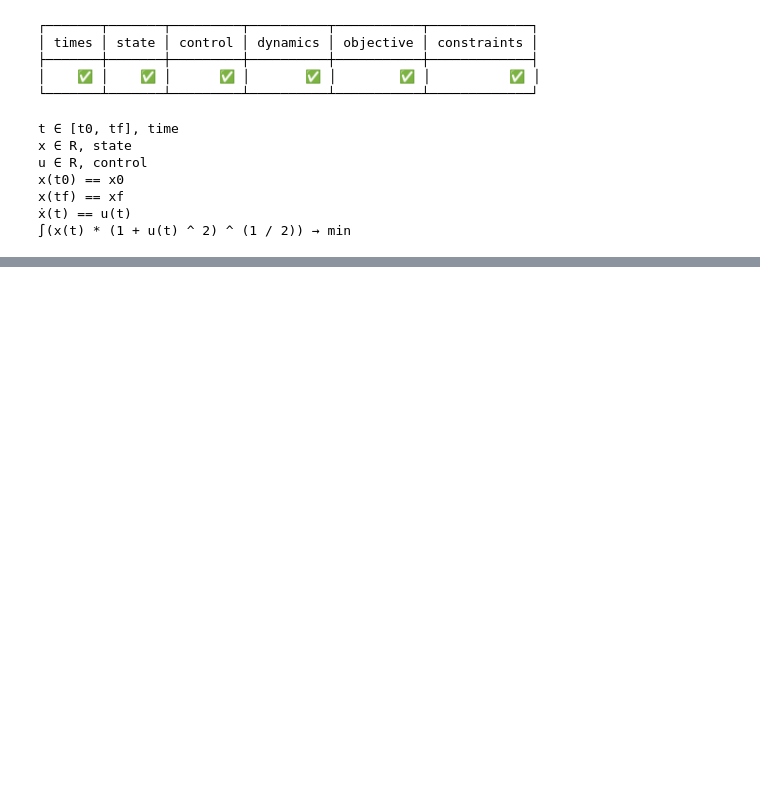
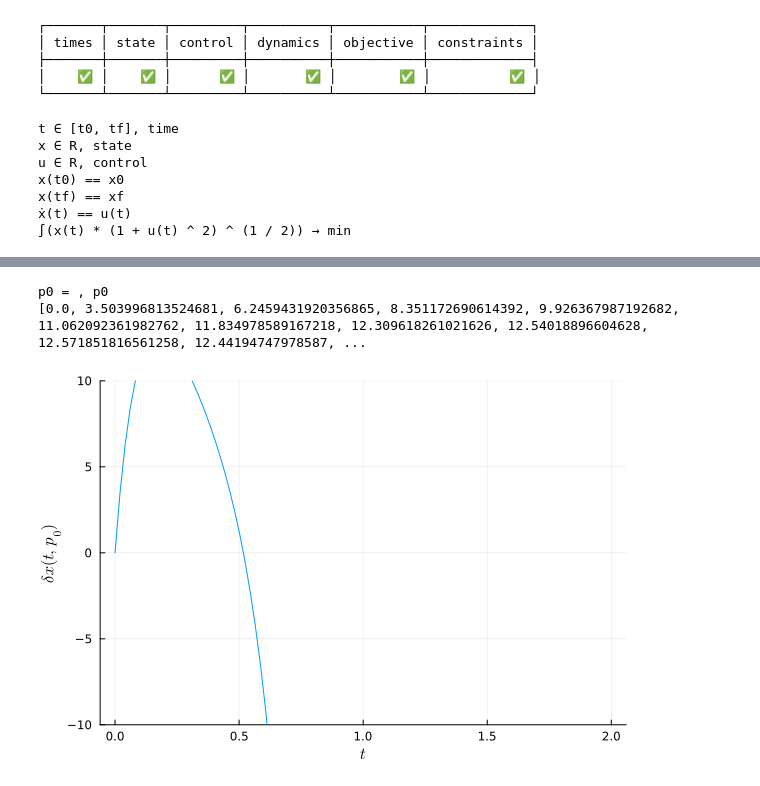
Before and after one commit to control-toolbox/Kupka, a Jupyter notebook: example1.ipynb, the cells around one changed output, grey strips where cells are left out. Cells and saved outputs as stored; diff of their text form; code cells hidden in the pictures; blank space fills up the shorter version.

Commit message:
maj example1

```diff
--- a/example1.ipynb
+++ b/example1.ipynb
@@ -210,0 +132,53 @@ nothing
+# %%
+#
+# Conjugate points
+#
+include("./example1-analytique.jl")
+"""
+    Compute the flow of the Jacobi equation for the initial condition δz(0) = (0,1)
+    sol = flow_jacobi(T,x0,p0)
+    input :
+    T : time where we want δz(t)
+        list or array (t0,t1,...,tN)
+    x0 : initial state
+         Real(n), here a real
+    p0 : initial costate
+         Real(n), here a real
+    output :
+    sol : (δz(t0),δz(t1),...,δz(tN))
+          Vector of vector of dimension 2n, the type of the element are the same as the type of p0 because we use after the automatic differentiation.
+          To modifie if n > 1
+
+"""
+function flow_jacobi(T,x0,p0)
+    n = length(x0)
+    t0 = T[1]
+    nb_t = length(T)
+    # type because we use ForwardDiff
+    sol = [Vector{typeof(p0)}(undef,2n) for _ in 1:nb_t] # Vector -> Matrix if n >  1
+                                                         # typeof(p0) -> typeof(p0[1]), type of the element of p0
+    for i in 1:nb_t
+        t = T[i]
+        # flow_p0 compute de flow at t oh the hamiltonian system
+        flow_p0(p_0) = ocp_flow((t0, t), x0, p_0, reltol = 1e-8, abstol = 1e-8).ode_sol.u[end]
+        # temp is the solution at t of the derivative with respect to p0 of the flow
+        # then it'
+        temp = ForwardDiff.derivative(flow_p0, p0)  # p0 is a real
+        #sol[i] = det(temp[1:n,1:n])
+        sol[i] = temp
+    end
+    return sol
+end
+
+p0 = -0.985
+Int_t0tf = range(t0,stop=tf,length=100)
+sol = flow_jacobi(Int_t0tf,x0,p0)
+plt_conj1 = plot()
+println([sol[i][1] for i in 1:length(sol)])
+plot!(plt_conj1,Int_t0tf,[sol[i][1] for i in 1:length(sol)])  # as n=1 the det is the number
+plot!(plt_conj1,xlabel = L"t",ylabel=L"\delta x(t,p_0)",legend=false, ylims=(-10.,10.))
+plot(plt_conj1)
+# %% [output]
+p0 = , p0
+[0.0, 3.503996813524681, 6.2459431920356865, 8.351172690614392, 9.926367987192682, 11.062092361982762, 11.834978589167218, 12.309618261021626, 12.54018896604628, 12.571851816561258, 12.44194747978587, ...
+[figure, added]
```
Also changed, not shown: parts of 8 cells of this notebook.
